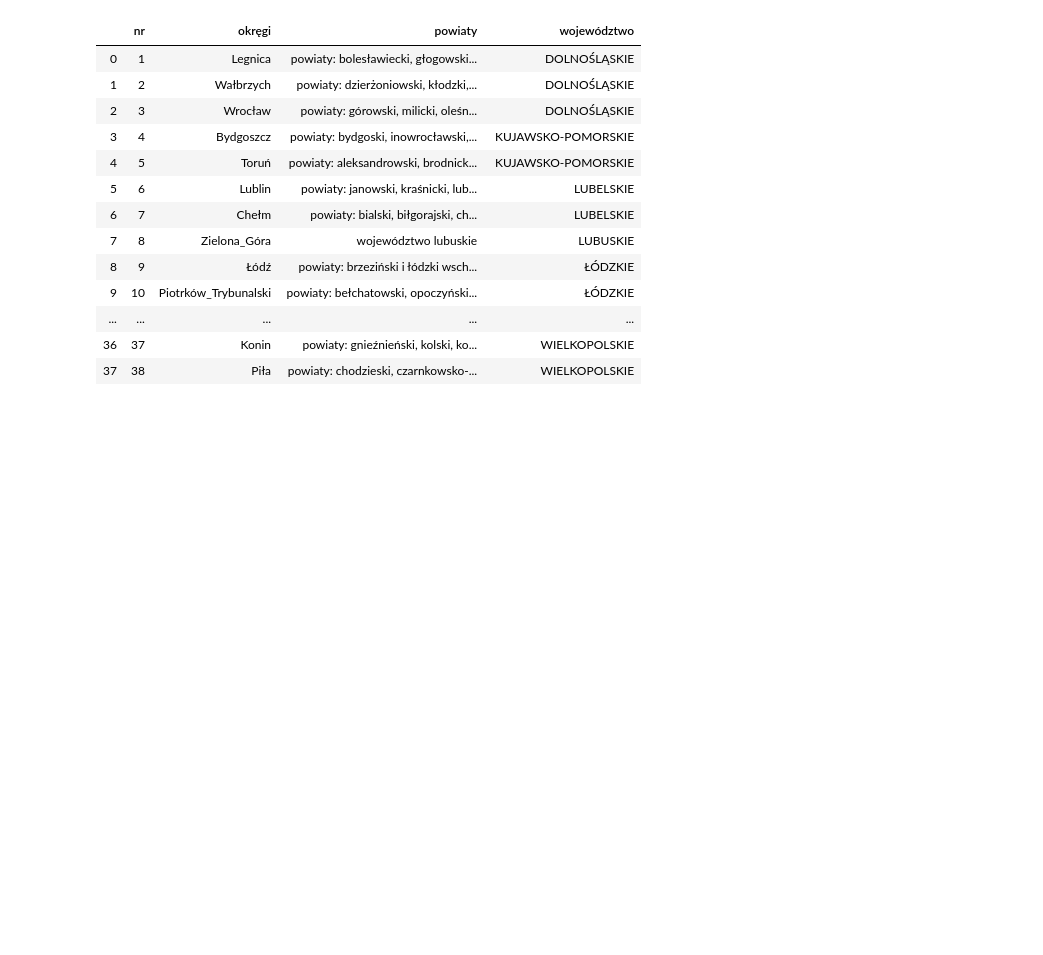
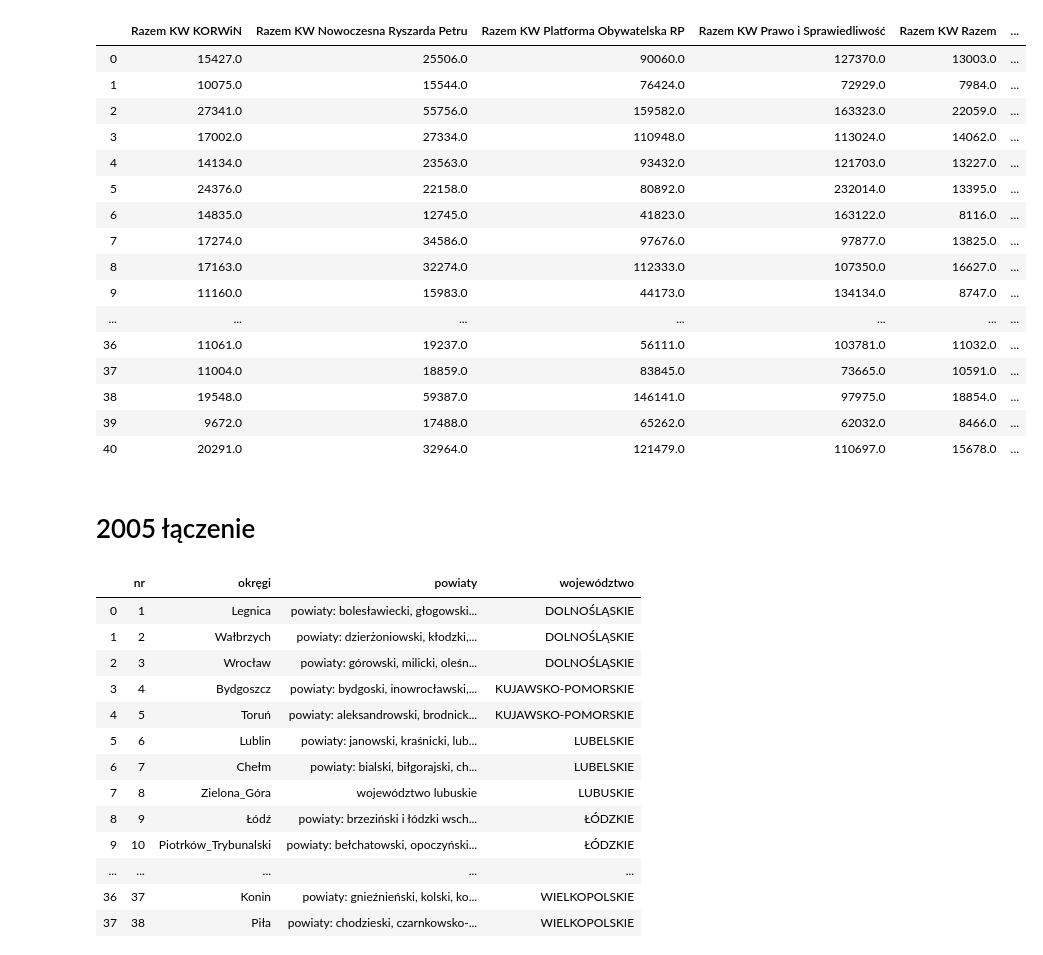
Before and after one commit to MarBry111/Forecast_Election_Poland, a Jupyter notebook: Vojevodztwa.ipynb, the cells around one changed output. Saved outputs shown, nothing was run; the diff lists cells and outputs as text; code cells hidden in the pictures; blank space fills up the shorter version.

```diff
--- a/Vojevodztwa.ipynb
+++ b/Vojevodztwa.ipynb
@@ -6,0 +51,12 @@ from scipy import stats
+# %%
+list_excel = []
+for i in range(41):
+    excel_pd = pd.read_excel('wyniki_wyborow/2015/'+str(i+1).zfill(2)+'.xlsx').fillna(0)
+    cols_new = [True if 'Razem KW' in ec else False for ec in excel_pd.columns.values.tolist()]
+    cols_new = excel_pd.columns[cols_new]
+    excel_pd = excel_pd[cols_new]
+    excel_pd = excel_pd.replace(to_replace="XXXXX",value =0)
+    excel_pd = excel_pd.apply(pd.to_numeric)
+    excel_pd = excel_pd.sum()
+    list_excel.append(excel_pd)
+df_2015 = pd.concat(list_excel, axis=1).T.fillna(0)
@@ -7,3 +71,25 @@ from scipy import stats
+# %%
+df_2015
+# %% [output]
+|  | Razem KW KORWiN | Razem KW Nowoczesna Ryszarda Petru | Razem KW Platforma Obywatelska RP | Razem KW Prawo i Sprawiedliwość | Razem KW Razem | ... |
+| 0 | 15427.0 | 25506.0 | 90060.0 | 127370.0 | 13003.0 | ... |
+| 1 | 10075.0 | 15544.0 | 76424.0 | 72929.0 | 7984.0 | ... |
+| 2 | 27341.0 | 55756.0 | 159582.0 | 163323.0 | 22059.0 | ... |
+| 3 | 17002.0 | 27334.0 | 110948.0 | 113024.0 | 14062.0 | ... |
+| 4 | 14134.0 | 23563.0 | 93432.0 | 121703.0 | 13227.0 | ... |
+| 5 | 24376.0 | 22158.0 | 80892.0 | 232014.0 | 13395.0 | ... |
+| 6 | 14835.0 | 12745.0 | 41823.0 | 163122.0 | 8116.0 | ... |
+| 7 | 17274.0 | 34586.0 | 97676.0 | 97877.0 | 13825.0 | ... |
+| 8 | 17163.0 | 32274.0 | 112333.0 | 107350.0 | 16627.0 | ... |
+| 9 | 11160.0 | 15983.0 | 44173.0 | 134134.0 | 8747.0 | ... |
+| ... | ... | ... | ... | ... | ... | ... |
+| 36 | 11061.0 | 19237.0 | 56111.0 | 103781.0 | 11032.0 | ... |
+| 37 | 11004.0 | 18859.0 | 83845.0 | 73665.0 | 10591.0 | ... |
+| 38 | 19548.0 | 59387.0 | 146141.0 | 97975.0 | 18854.0 | ... |
+| 39 | 9672.0 | 17488.0 | 65262.0 | 62032.0 | 8466.0 | ... |
+| 40 | 20291.0 | 32964.0 | 121479.0 | 110697.0 | 15678.0 | ... |
+# %% [markdown]
+# 2005 łączenie
 # %%
 df_jednostki = pd.read_csv('dane/_jednostki.csv', sep=';')
 df_jednostki.okręgi = [ o.replace(' ', '_') for o in df_jednostki.okręgi ]
```
Also changed, not shown: parts of 8 cells of this notebook, 1 other file.
